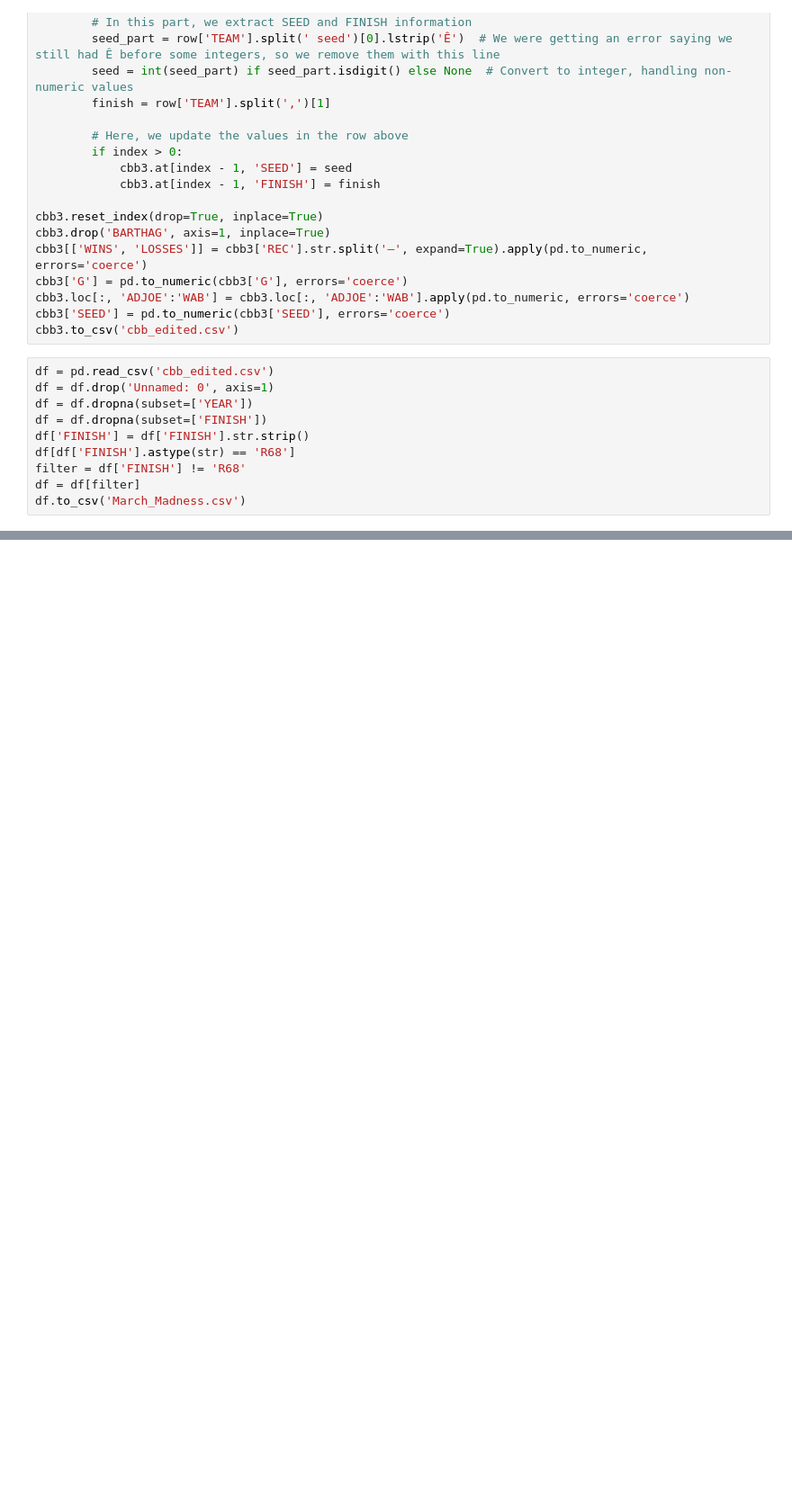
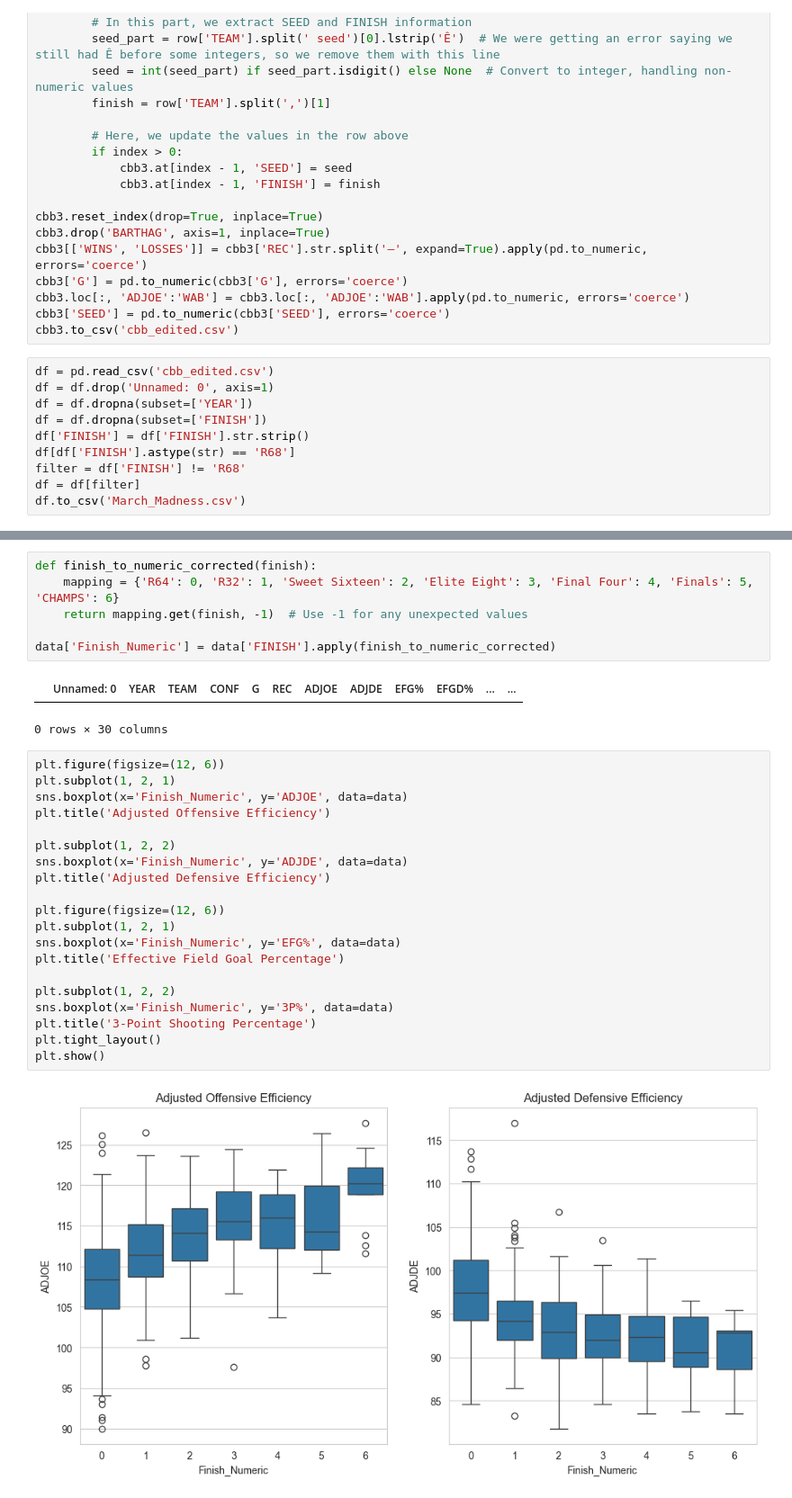
Before and after one commit to Edubs2003/MarchMadness, a Jupyter notebook: Ethan.ipynb, the cells around one changed output, grey strips where cells are left out. Shown: that part at 90% size. Saved outputs shown, nothing was run; the diff lists cells and outputs as text; blank space fills up the shorter version.

```diff
--- a/Ethan.ipynb
+++ b/Ethan.ipynb
@@ -41,0 +82,31 @@ df.to_csv('March_Madness.csv')
+# %%
+def finish_to_numeric_corrected(finish):
+    mapping = {'R64': 0, 'R32': 1, 'Sweet Sixteen': 2, 'Elite Eight': 3, 'Final Four': 4, 'Finals': 5, 'CHAMPS': 6}
+    return mapping.get(finish, -1)  # Use -1 for any unexpected values
+
+data['Finish_Numeric'] = data['FINISH'].apply(finish_to_numeric_corrected)
+# %% [output]
+|  | Unnamed: 0 | YEAR | TEAM | CONF | G | REC | ADJOE | ADJDE | EFG% | EFGD% | ... | ... |
+0 rows × 30 columns
+# %%
+plt.figure(figsize=(12, 6))
+plt.subplot(1, 2, 1)
+sns.boxplot(x='Finish_Numeric', y='ADJOE', data=data)
+plt.title('Adjusted Offensive Efficiency')
+
+plt.subplot(1, 2, 2)
+sns.boxplot(x='Finish_Numeric', y='ADJDE', data=data)
+plt.title('Adjusted Defensive Efficiency')
+
+plt.figure(figsize=(12, 6))
+plt.subplot(1, 2, 1)
+sns.boxplot(x='Finish_Numeric', y='EFG%', data=data)
+plt.title('Effective Field Goal Percentage')
+
+plt.subplot(1, 2, 2)
+sns.boxplot(x='Finish_Numeric', y='3P%', data=data)
+plt.title('3-Point Shooting Percentage')
+plt.tight_layout()
+plt.show()
+# %% [output]
+[figure, added]
```
Also changed, not shown: parts of 6 cells of this notebook.
